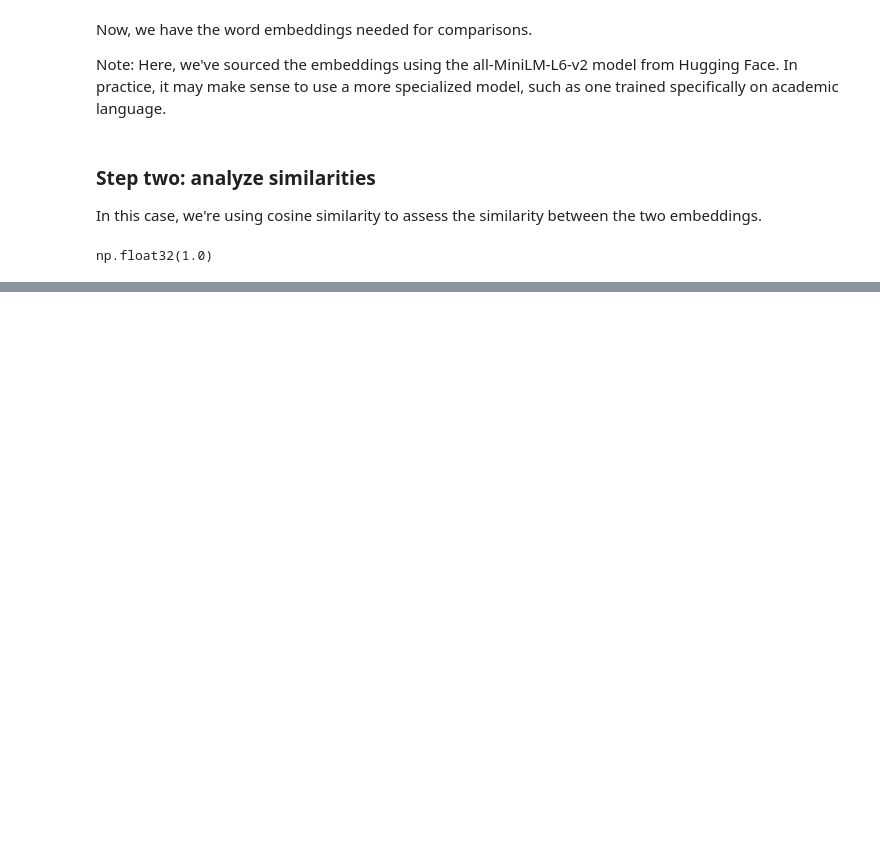
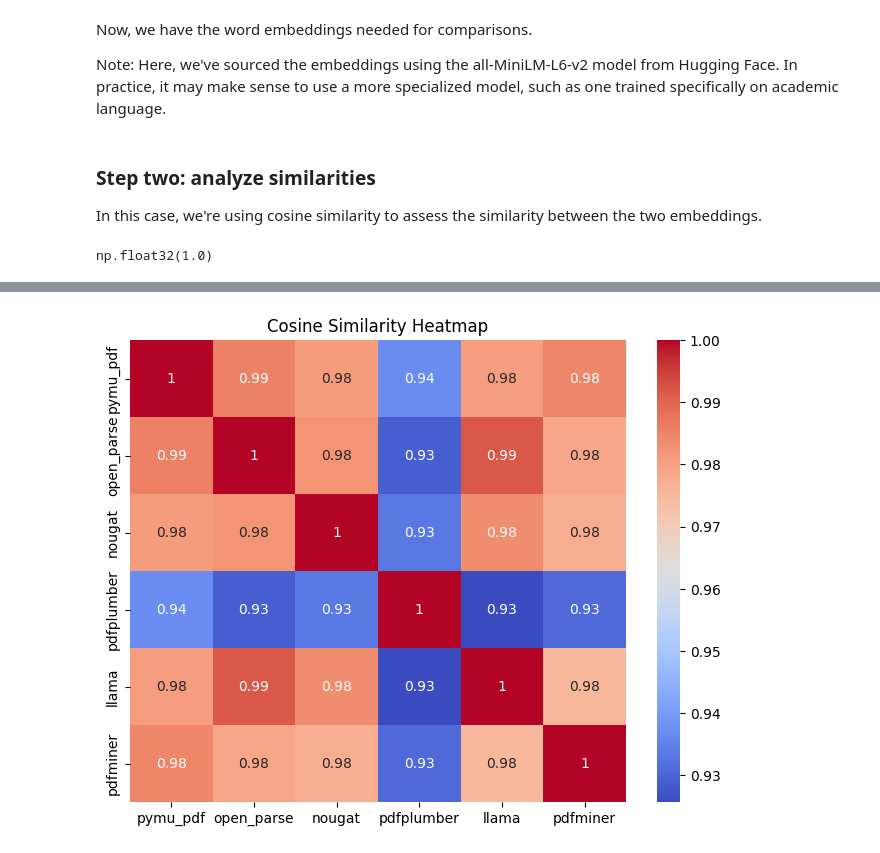
Before and after one commit to ivybrundege/academic-rag, a Jupyter notebook: compare.ipynb, the cells around one changed output, grey strips where cells are left out. Cells and saved outputs as stored; diff of their text form; code cells hidden in the pictures; blank space fills up the shorter version.

```diff
--- a/compare.ipynb
+++ b/compare.ipynb
@@ -49,0 +138,13 @@ np.float32(1.0)
+# %%
+scores = []
+filenames = []
+parsers = {}
+for filename in os.listdir("/home/jovyan/work/project1/llamaparsing/other"):
+    f = os.path.join("/home/jovyan/work/project1/llamaparsing/other", filename)
+    parsed = get_embedding(open(f, "r").read())
+    parsers[filename] = parsed
+    score = 1 - cosine(ground, parsed)
+    print(filename)
+    print(score)
+    scores.append(score)
+    filenames.append(filename)
@@ -49,0 +164,27 @@ np.float32(1.0)
+# %%
+from sklearn.metrics.pairwise import cosine_similarity
+
+# Example word embeddings (replace with your embeddings)
+embeddings = {
+    "pymu_pdf": parsers["pymupdf.txt"],
+    "open_parse": parsers["openparse.txt"],
+    "nougat": parsers["nougat.mmd"],
+    "pdfplumber": parsers["pdfplumber.txt"],
+    "llama": parsers["llama.md"],
+    "pdfminer": parsers["pdfminer.txt"]
+}
+
+# Extract the embeddings as a list
+embedding_values = list(embeddings.values())
+words = list(embeddings.keys())
+
+# Compute cosine similarity matrix
+similarity_matrix = cosine_similarity(embedding_values)
+
+# Plot the heatmap
+plt.figure(figsize=(8, 6))
+sns.heatmap(similarity_matrix, annot=True, xticklabels=words, yticklabels=words, cmap='coolwarm')
+plt.title('Cosine Similarity Heatmap')
+plt.show()
+# %% [output]
+[figure, added]
```
Also changed, not shown: parts of 11 cells of this notebook.
